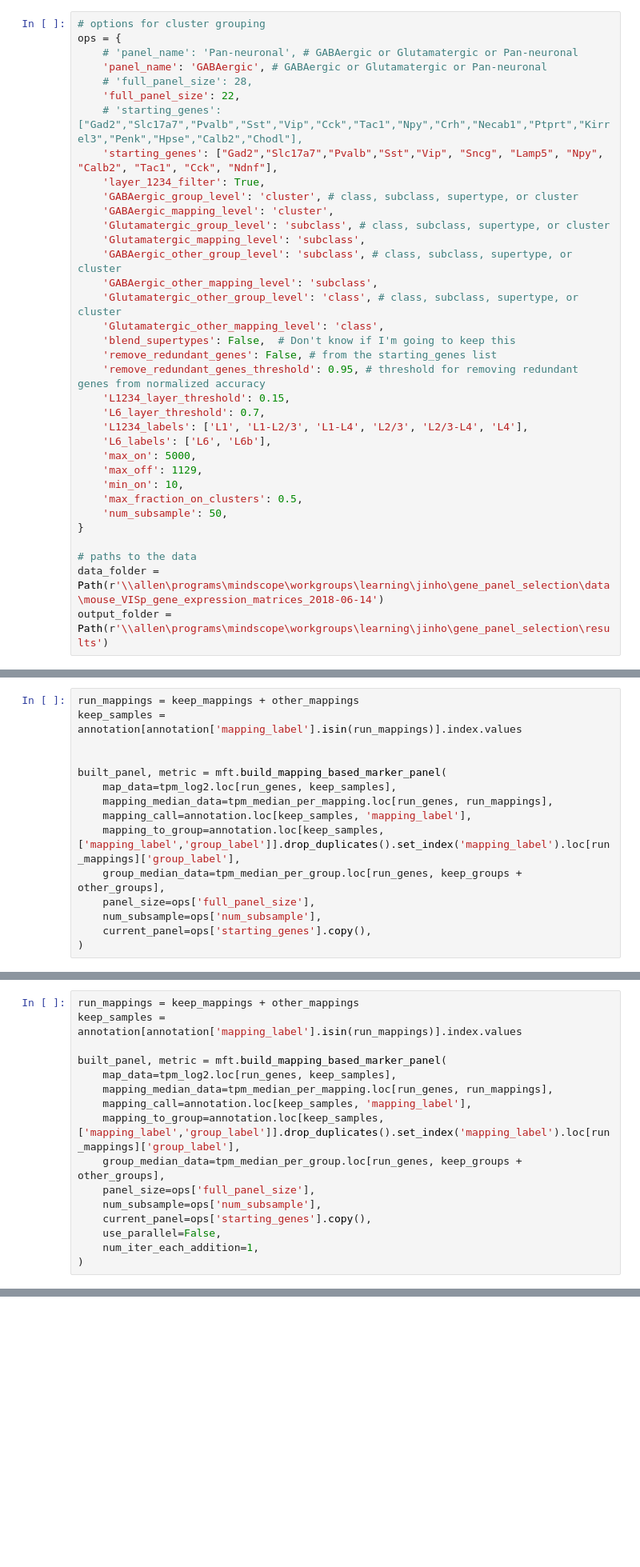
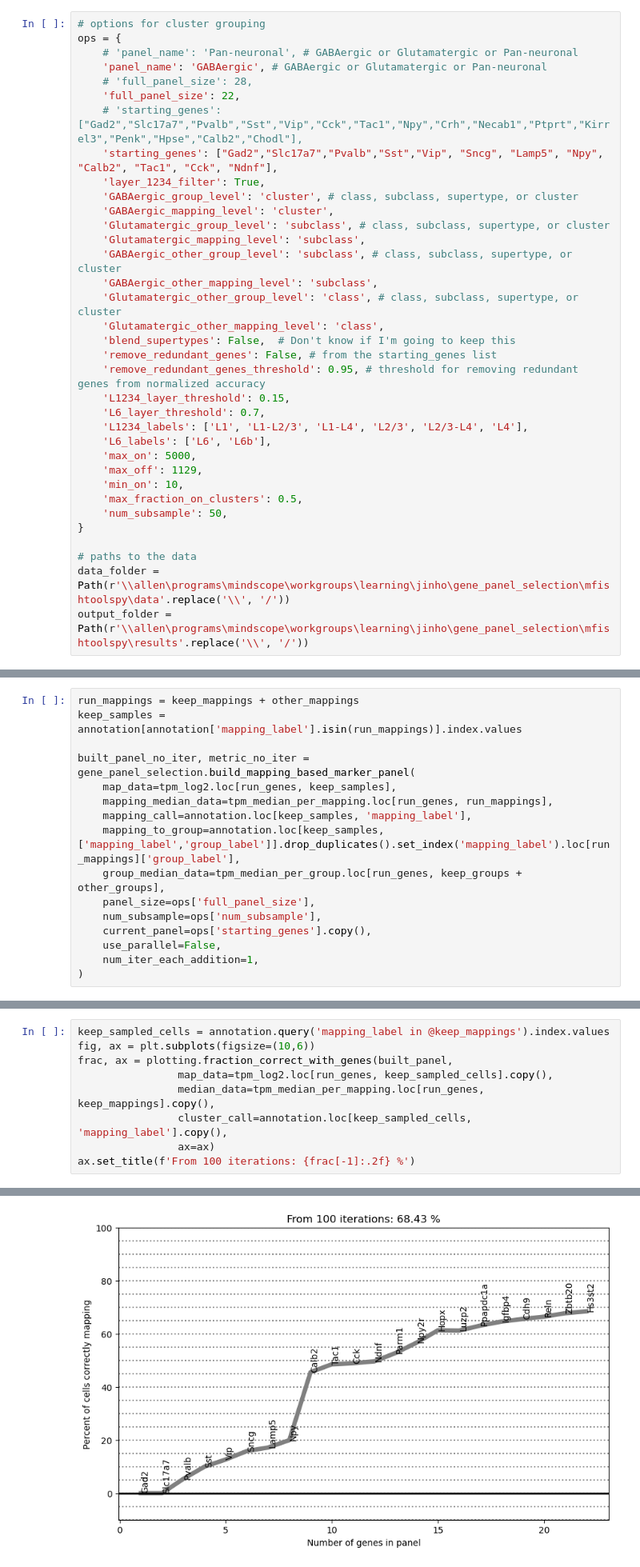
Before and after one commit to AllenNeuralDynamics/mfishtoolspy, a Jupyter notebook: notebooks/demo.ipynb, the cells around one changed output, grey strips where cells are left out. Shown at 80% size. Saved outputs shown, nothing was run; the diff lists cells and outputs as text; blank space fills up the shorter version.

```diff
--- a/notebooks/demo.ipynb
+++ b/notebooks/demo.ipynb
@@ -45,8 +58,8 @@ ops = {
 }
 
 # paths to the data
-data_folder = Path(r'\\allen\programs\mindscope\workgroups\learning\jinho\gene_panel_selection\data\mouse_VISp_gene_expression_matrices_2018-06-14')
-output_folder = Path(r'\\allen\programs\mindscope\workgroups\learning\jinho\gene_panel_selection\results')
+data_folder = Path(r'\\allen\programs\mindscope\workgroups\learning\jinho\gene_panel_selection\mfishtoolspy\data'.replace('\\', '/'))
+output_folder = Path(r'\\allen\programs\mindscope\workgroups\learning\jinho\gene_panel_selection\mfishtoolspy\results'.replace('\\', '/'))
 # %%
 # preprocess options
 if 'GABAergic' in ops['panel_name']:
@@ -314,8 +365,7 @@ reload(mft)
 run_mappings = keep_mappings + other_mappings
 keep_samples = annotation[annotation['mapping_label'].isin(run_mappings)].index.values
 
-
-built_panel, metric = mft.build_mapping_based_marker_panel(
+built_panel_no_iter, metric_no_iter = gene_panel_selection.build_mapping_based_marker_panel(
     map_data=tpm_log2.loc[run_genes, keep_samples],
     mapping_median_data=tpm_median_per_mapping.loc[run_genes, run_mappings],
     mapping_call=annotation.loc[keep_samples, 'mapping_label'],
@@ -324,5 +374,7 @@ built_panel, metric = mft.build_mapping_based_marker_panel(
     panel_size=ops['full_panel_size'],
     num_subsample=ops['num_subsample'],
     current_panel=ops['starting_genes'].copy(),
+    use_parallel=False,
+    num_iter_each_addition=1,
 )
 # %% [output]
@@ -366,19 +391,3 @@ Added Ppapdc1a with average cluster distance 0.120 [17].
-# %%
-run_mappings = keep_mappings + other_mappings
-keep_samples = annotation[annotation['mapping_label'].isin(run_mappings)].index.values
-
-built_panel, metric = mft.build_mapping_based_marker_panel(
-    map_data=tpm_log2.loc[run_genes, keep_samples],
-    mapping_median_data=tpm_median_per_mapping.loc[run_genes, run_mappings],
-    mapping_call=annotation.loc[keep_samples, 'mapping_label'],
-    mapping_to_group=annotation.loc[keep_samples, ['mapping_label','group_label']].drop_duplicates().set_index('mapping_label').loc[run_mappings]['group_label'],
-    group_median_data=tpm_median_per_group.loc[run_genes, keep_groups + other_groups],
-    panel_size=ops['full_panel_size'],
-    num_subsample=ops['num_subsample'],
-    current_panel=ops['starting_genes'].copy(),
-    use_parallel=False,
-    num_iter_each_addition=1,
-)
 # %% [markdown]
 ## Save the panel and option
 # %%
@@ -412,0 +424,10 @@ with open(save_results_fn, 'w') as f:
+# %%
+keep_sampled_cells = annotation.query('mapping_label in @keep_mappings').index.values
+fig, ax = plt.subplots(figsize=(10,6))
+frac, ax = plotting.fraction_correct_with_genes(built_panel,
+                map_data=tpm_log2.loc[run_genes, keep_sampled_cells].copy(),
+                median_data=tpm_median_per_mapping.loc[run_genes, keep_mappings].copy(),
+                cluster_call=annotation.loc[keep_sampled_cells, 'mapping_label'].copy(),
+                ax=ax)
+ax.set_title(f'From 100 iterations: {frac[-1]:.2f} %')
+# %% [output]
@@ -412,0 +435 @@ with open(save_results_fn, 'w') as f:
+[figure, added]
```
Also changed, not shown: parts of 27 cells of this notebook, 9 other files.
